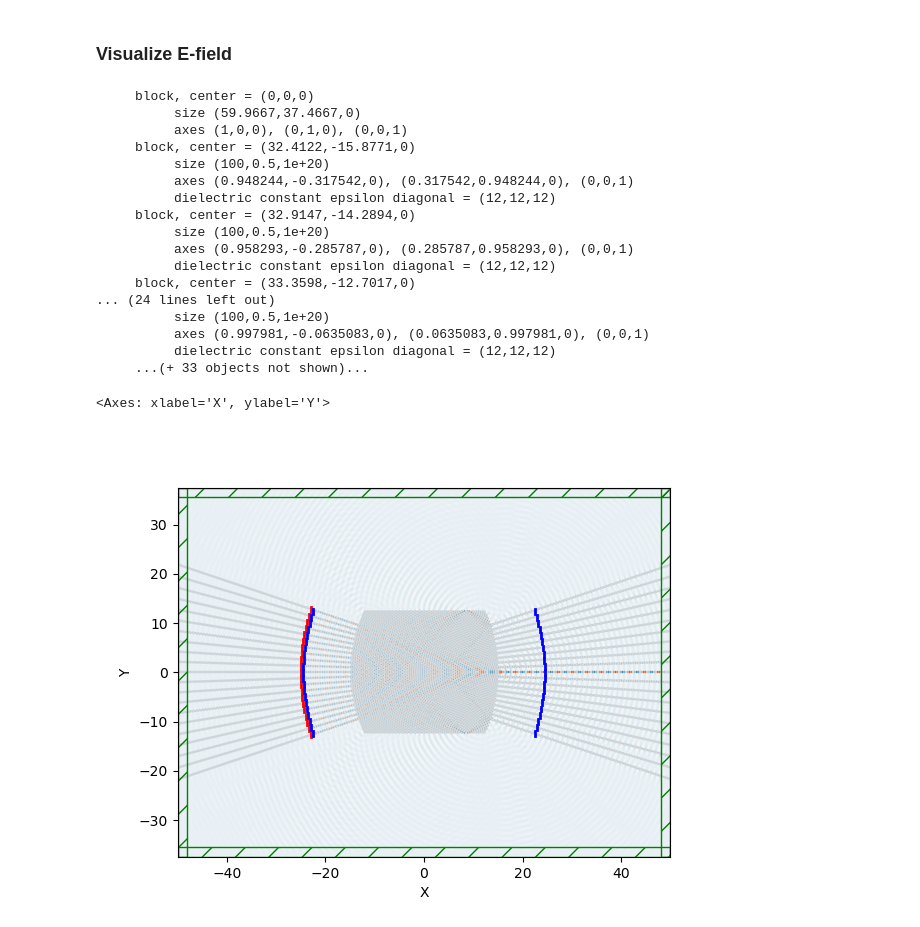
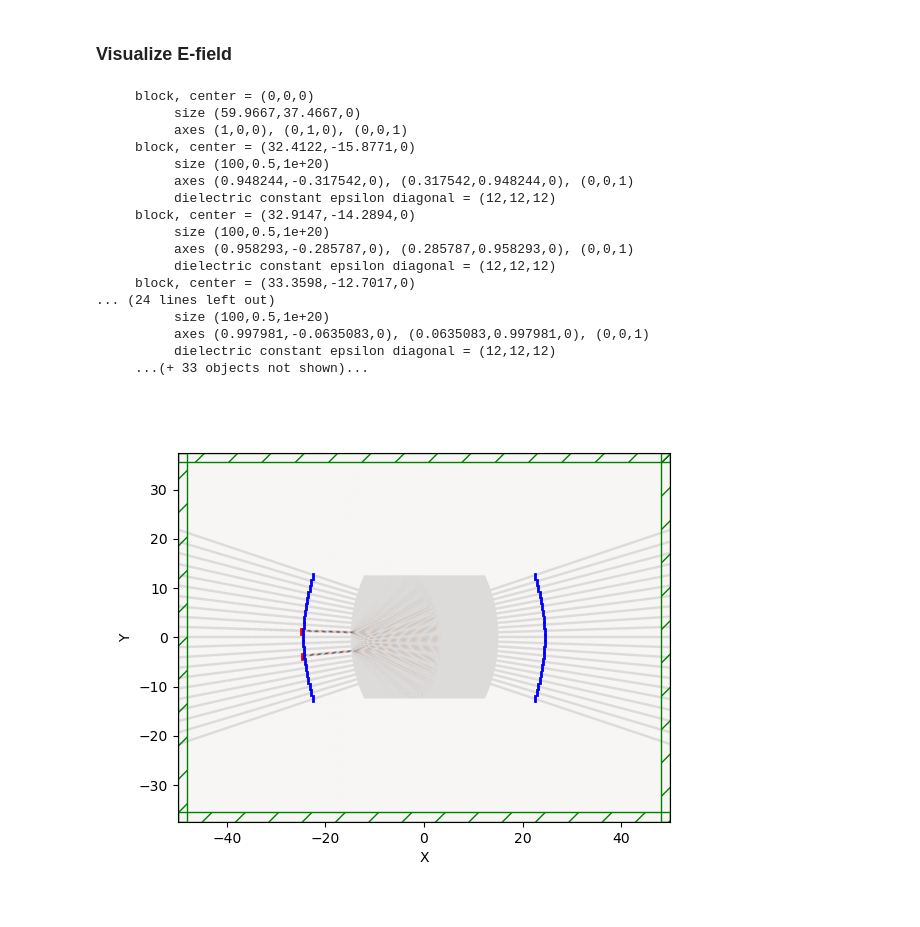
Before and after one commit to johnmihal/rit-quantum-imaging-research, a Jupyter notebook: Simple_Star_Coupler with monitors.ipynb, the cells around one changed output. Cells and saved outputs as stored; diff of their text form; code cells hidden in the pictures.

```diff
--- a/Simple_Star_Coupler with monitors.ipynb
+++ b/Simple_Star_Coupler with monitors.ipynb
@@ -110,7 +110,10 @@ def wg_eig_src(r,dr,th,ysize=1,freq=f,bd=1,amp=1.0):
 # sources = [wg_eig_src(r,dr,s,ysize=y_guide_size,amp=a) for (s,a) in zip(rot_angles[0:int((len(rot_angles)-1)/2)],amplitudes[0:int((len(rot_angles)-1)/2)])]
 
 # full
-sources = [wg_eig_src(r,dr,s,ysize=y_guide_size,amp=a) for (s,a) in zip(rot_angles,amplitudes)]
+# sources = [wg_eig_src(r,dr,s,ysize=y_guide_size,amp=a) for (s,a) in zip(rot_angles,amplitudes)]
+
+#just 8 and 12
+sources = [wg_eig_src(r,dr,rot_angles[7],ysize=y_guide_size,amp=amplitudes[7]), wg_eig_src(r,dr,rot_angles[11],ysize=y_guide_size,amp=amplitudes[11])]
 # %% [markdown]
 ### Create Simulation Object
 # %%
@@ -168,4 +171,2 @@ MPB solved for frequency_1(1.97709,-0.662076,0) = 0.645161 after 1 iters
 # %% [markdown]
 ### Run Simulation
-# %%
-sim.run(until=300)
@@ -189,0 +173,13 @@ run 0 finished at t = 300.0 (18000 timesteps)
+# %%
+# sim.run(until=300)
+
+f = plt.figure(dpi=150)
+Animate = mp.Animate2D(fields=mp.Ez, f=f, realtime=False, normalize=True)
+sim.run(mp.at_every(0.5, Animate), until=300)
+plt.show()
+from IPython.display import Video
+
+filename = "star_coupler.mp4"
+fps = 10
+Animate.to_mp4(fps, filename)
+Video(filename)
@@ -190,28 +205,30 @@ run 0 finished at t = 300.0 (18000 timesteps)
 # %% [markdown]
 ### Visualize E-field
 # %%
-f1,ax1 = plt.subplots()
+from matplotlib.backends.backend_pdf import PdfPages
 
-sim.plot2D(ax=ax1,output_plane=mp.Volume(center=mp.Vector3(), size=mp.Vector3(l,w,0)),
+
+figure,axes = plt.subplots()
+
+fig1 = sim.plot2D(ax=axes,output_plane=mp.Volume(center=mp.Vector3(), size=mp.Vector3(l,w,0)),
                fields=mp.Ez,
                field_parameters={'alpha':0.9})
 # %% [output]
      block, center = (0,0,0)
           size (59.9667,37.4667,0)
           axes (1,0,0), (0,1,0), (0,0,1)
      block, center = (32.4122,-15.8771,0)
           size (100,0.5,1e+20)
           axes (0.948244,-0.317542,0), (0.317542,0.948244,0), (0,0,1)
           dielectric constant epsilon diagonal = (12,12,12)
      block, center = (32.9147,-14.2894,0)
           size (100,0.5,1e+20)
           axes (0.958293,-0.285787,0), (0.285787,0.958293,0), (0,0,1)
           dielectric constant epsilon diagonal = (12,12,12)
      block, center = (33.3598,-12.7017,0)
 ... (24 lines left out)
           size (100,0.5,1e+20)
           axes (0.997981,-0.0635083,0), (0.0635083,0.997981,0), (0,0,1)
           dielectric constant epsilon diagonal = (12,12,12)
      ...(+ 33 objects not shown)...
-<Axes: xlabel='X', ylabel='Y'>
-[figure, old version]
+[figure, new version]
```
Also changed, not shown: parts of 8 cells of this notebook, 15 other files.
